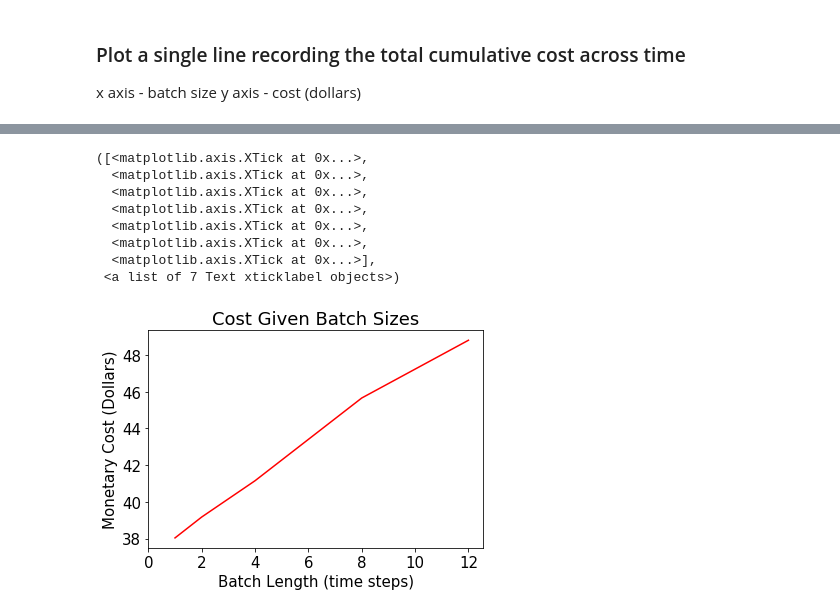
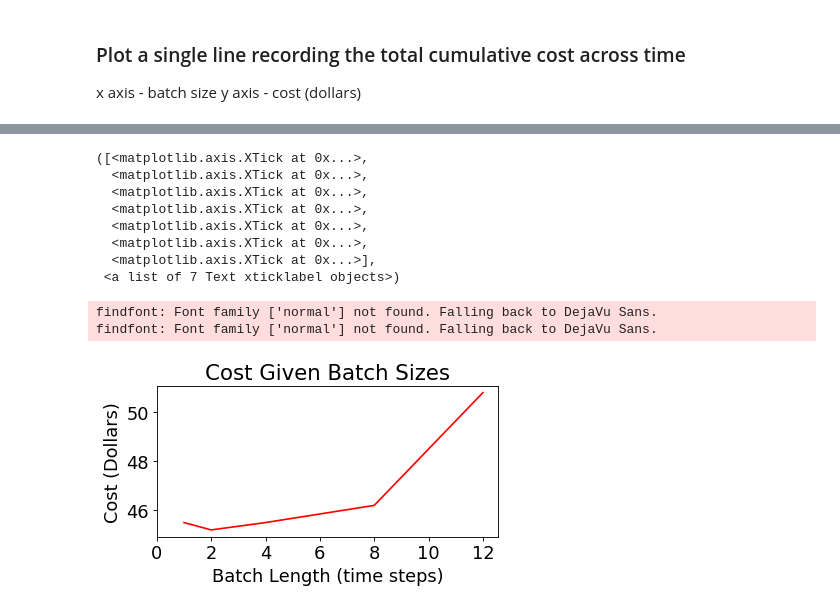
Before and after one commit to tj-kim/MEC_python, a Jupyter notebook: simulations/sim 4 batch sweep.ipynb, the cells around one changed output, grey strips where cells are left out. Cells and saved outputs as stored; diff of their text form; code cells hidden in the pictures.

```diff
--- a/simulations/sim 4 batch sweep.ipynb
+++ b/simulations/sim 4 batch sweep.ipynb
@@ -121,29 +142,39 @@ curr_cost
 # %%
 # Collect the correct costs
 # Plot the plot
 import matplotlib
 import matplotlib.pyplot as plt
+from matplotlib.pyplot import figure
+
+
 
 # Set Font Size Limitations
 font = {'family' : 'normal',
         'weight' : 'normal',
-        'size'   : 15}
+        'size'   : 16}
 
 matplotlib.rc('font', **font)
 
-fig = plt.plot(batch_settings, costs, 'r-')
+figure(num=None, figsize=(5.5, 2.5), dpi=80, facecolor='w', edgecolor='k')
 
-plt.ylabel('Monetary Cost (Dollars)')
+batch_settings = [1,2,4,8,12]
+costs2 = [45.5, 45.2, 45.5, 46.2, 50.8]
+
+fig = plt.plot(batch_settings, costs2, 'r-')
+
+plt.ylabel('Cost (Dollars)')
 plt.xlabel('Batch Length (time steps)')
 plt.title('Cost Given Batch Sizes')
 plt.xticks(range(0,13,2))
 # %% [output]
 ([<matplotlib.axis.XTick at 0x...>,
   <matplotlib.axis.XTick at 0x...>,
   <matplotlib.axis.XTick at 0x...>,
   <matplotlib.axis.XTick at 0x...>,
   <matplotlib.axis.XTick at 0x...>,
   <matplotlib.axis.XTick at 0x...>,
   <matplotlib.axis.XTick at 0x...>],
  <a list of 7 Text xticklabel objects>)
+findfont: Font family ['normal'] not found. Falling back to DejaVu Sans.
+findfont: Font family ['normal'] not found. Falling back to DejaVu Sans.
-[figure, old version]
+[figure, new version]
```
Also changed, not shown: parts of 2 cells of this notebook, 24 other files.
